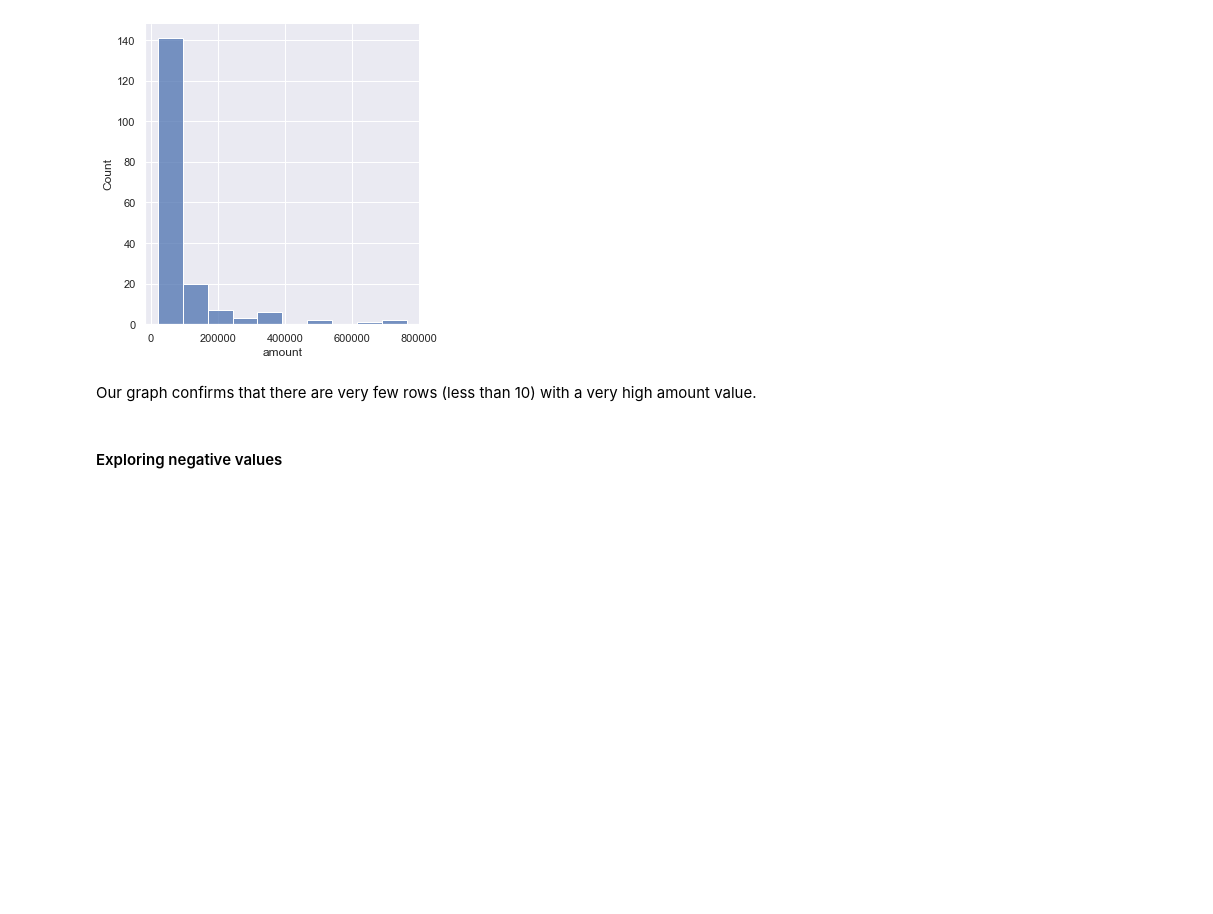
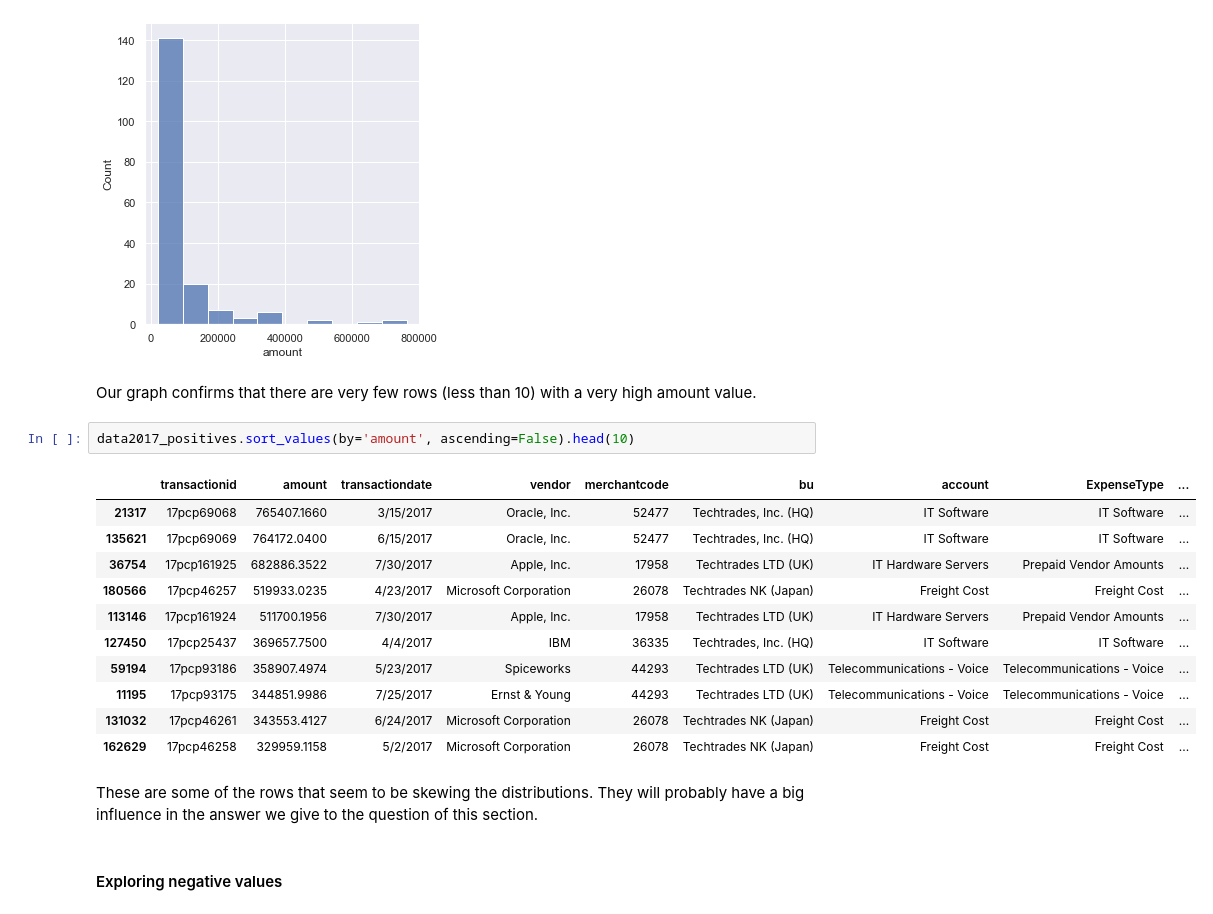
Before and after one commit to FranciscoGalan/suplari_challenge1, a Jupyter notebook: main.ipynb, the cells around one changed output. Saved outputs shown, nothing was run; the diff lists cells and outputs as text; blank space fills up the shorter version.

Commit message:
Answered the first two questions

```diff
--- a/main.ipynb
+++ b/main.ipynb
@@ -272,6 +281,22 @@ sns.displot(round(data2017_positives.loc[data2017_positives.amount > 20_000, 'am
 [figure]
 # %% [markdown]
 Our graph confirms that there are very few rows (less than 10) with a very high amount value.
+# %%
+data2017_positives.sort_values(by='amount', ascending=False).head(10)
+# %% [output]
+|  | transactionid | amount | transactiondate | vendor | merchantcode | bu | account | ExpenseType | ... |
+| 21317 | 17pcp69068 | 765407.1660 | 3/15/2017 | Oracle, Inc. | 52477 | Techtrades, Inc. (HQ) | IT Software | IT Software | ... |
+| 135621 | 17pcp69069 | 764172.0400 | 6/15/2017 | Oracle, Inc. | 52477 | Techtrades, Inc. (HQ) | IT Software | IT Software | ... |
+| 36754 | 17pcp161925 | 682886.3522 | 7/30/2017 | Apple, Inc. | 17958 | Techtrades LTD (UK) | IT Hardware Servers | Prepaid Vendor Amounts | ... |
+| 180566 | 17pcp46257 | 519933.0235 | 4/23/2017 | Microsoft Corporation | 26078 | Techtrades NK (Japan) | Freight Cost | Freight Cost | ... |
+| 113146 | 17pcp161924 | 511700.1956 | 7/30/2017 | Apple, Inc. | 17958 | Techtrades LTD (UK) | IT Hardware Servers | Prepaid Vendor Amounts | ... |
+| 127450 | 17pcp25437 | 369657.7500 | 4/4/2017 | IBM | 36335 | Techtrades, Inc. (HQ) | IT Software | IT Software | ... |
+| 59194 | 17pcp93186 | 358907.4974 | 5/23/2017 | Spiceworks | 44293 | Techtrades LTD (UK) | Telecommunications - Voice | Telecommunications - Voice | ... |
+| 11195 | 17pcp93175 | 344851.9986 | 7/25/2017 | Ernst & Young | 44293 | Techtrades LTD (UK) | Telecommunications - Voice | Telecommunications - Voice | ... |
+| 131032 | 17pcp46261 | 343553.4127 | 6/24/2017 | Microsoft Corporation | 26078 | Techtrades NK (Japan) | Freight Cost | Freight Cost | ... |
+| 162629 | 17pcp46258 | 329959.1158 | 5/2/2017 | Microsoft Corporation | 26078 | Techtrades NK (Japan) | Freight Cost | Freight Cost | ... |
+# %% [markdown]
+These are some of the rows that seem to be skewing the distributions. They will probably have a big influence in the answer we give to the question of this section.
 # %% [markdown]
 #### Exploring negative values
 # %%
```
Also changed, not shown: parts of 31 cells of this notebook.
